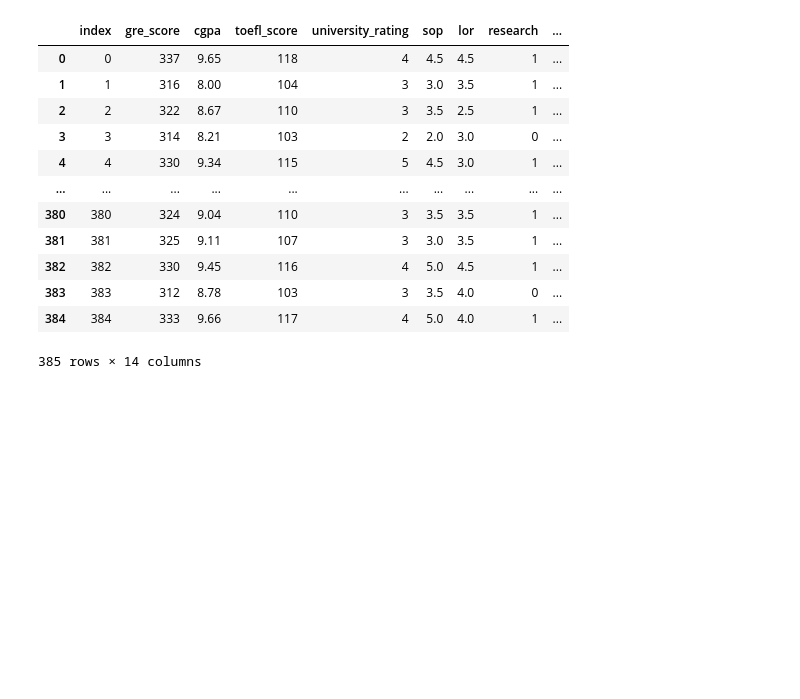
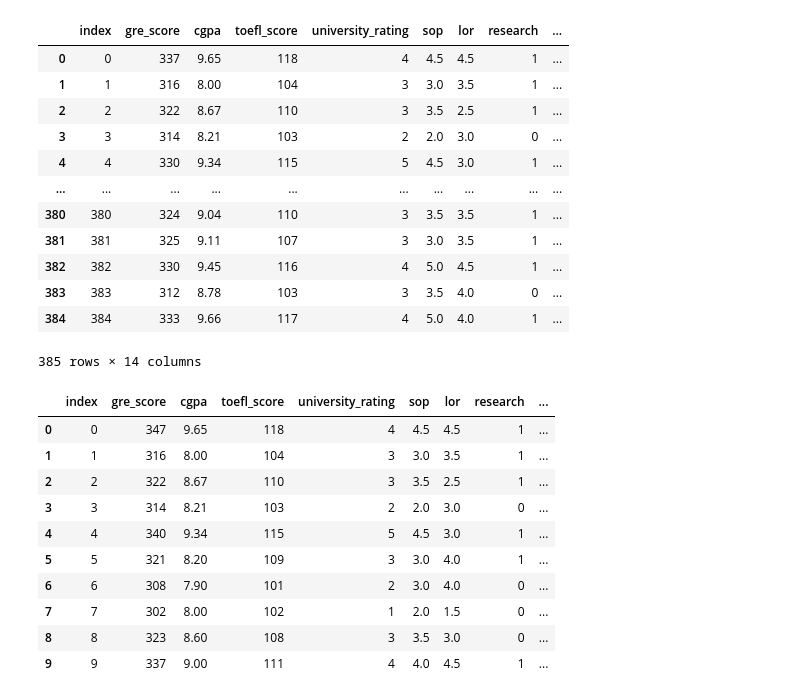
Before and after one commit to TitoGerva/dataptmad1121_labs, a Jupyter notebook: module-2/advanced-pandas/your-code/[advanced-pandas]Gervasio Feliciosi.ipynb, the cells around one changed output. Drawn from its saved outputs; the diff is of its cells as text; code cells hidden in the pictures; blank space fills up the shorter version.

```diff
--- a/module-2/advanced-pandas/your-code/[advanced-pandas]Gervasio Feliciosi.ipynb
+++ b/module-2/advanced-pandas/your-code/[advanced-pandas]Gervasio Feliciosi.ipynb
@@ -368,8 +368,7 @@ challenge2
 In the cell below, give all student with a university rating of 4 or higher a 10 point boost on their GRE score and split the column into 4 bins using the `cut` function. Assign this new score to the variable `adjusted_gre`.
 # %%
 # your code here
-challenge2.columns = map(str.lower, challenge2.columns)
-challenge2
+challenge2.columns
 # %% [output]
 |  | index | gre_score | cgpa | toefl_score | university_rating | sop | lor | research | ... |
 | 0 | 0 | 337 | 9.65 | 118 | 4 | 4.5 | 4.5 | 1 | ... |
@@ -384,3 +383,19 @@ challenge2
 | 383 | 383 | 312 | 8.78 | 103 | 3 | 3.5 | 4.0 | 0 | ... |
 | 384 | 384 | 333 | 9.66 | 117 | 4 | 5.0 | 4.0 | 1 | ... |
 385 rows × 14 columns
+# %%
+challenge2["gre_score"] = np.where(challenge2['university_rating']>=4, challenge2['gre_score']+10,challenge2['gre_score'])
+challenge2['adjusted_gre'] = pd.cut(challenge2.gre_score, 4)
+challenge2.head(10)
+# %% [output]
+|  | index | gre_score | cgpa | toefl_score | university_rating | sop | lor | research | ... |
+| 0 | 0 | 347 | 9.65 | 118 | 4 | 4.5 | 4.5 | 1 | ... |
+| 1 | 1 | 316 | 8.00 | 104 | 3 | 3.0 | 3.5 | 1 | ... |
+| 2 | 2 | 322 | 8.67 | 110 | 3 | 3.5 | 2.5 | 1 | ... |
+| 3 | 3 | 314 | 8.21 | 103 | 2 | 2.0 | 3.0 | 0 | ... |
+| 4 | 4 | 340 | 9.34 | 115 | 5 | 4.5 | 3.0 | 1 | ... |
+| 5 | 5 | 321 | 8.20 | 109 | 3 | 3.0 | 4.0 | 1 | ... |
+| 6 | 6 | 308 | 7.90 | 101 | 2 | 3.0 | 4.0 | 0 | ... |
+| 7 | 7 | 302 | 8.00 | 102 | 1 | 2.0 | 1.5 | 0 | ... |
+| 8 | 8 | 323 | 8.60 | 108 | 3 | 3.5 | 3.0 | 0 | ... |
+| 9 | 9 | 337 | 9.00 | 111 | 4 | 4.0 | 4.5 | 1 | ... |
```
